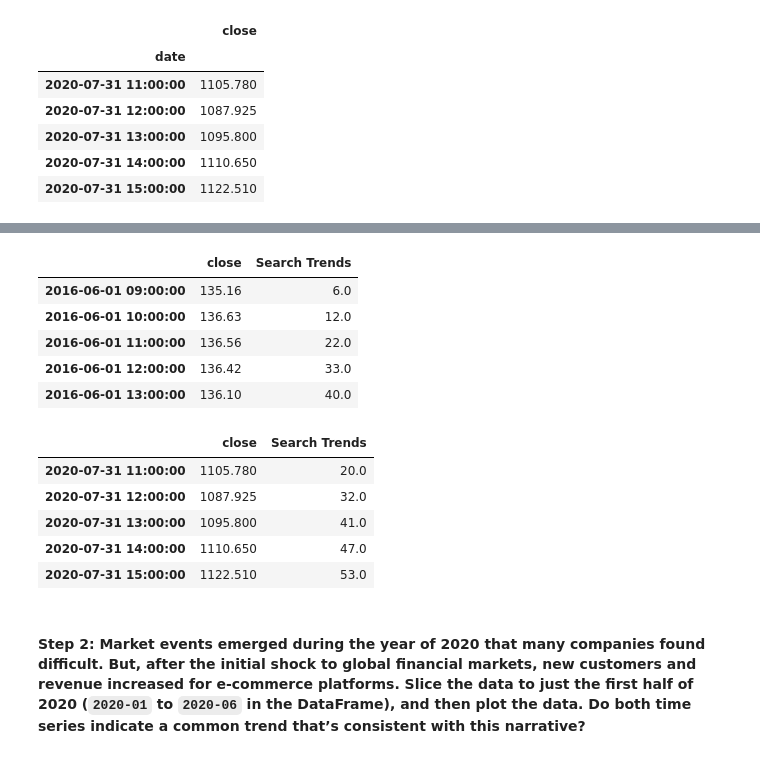
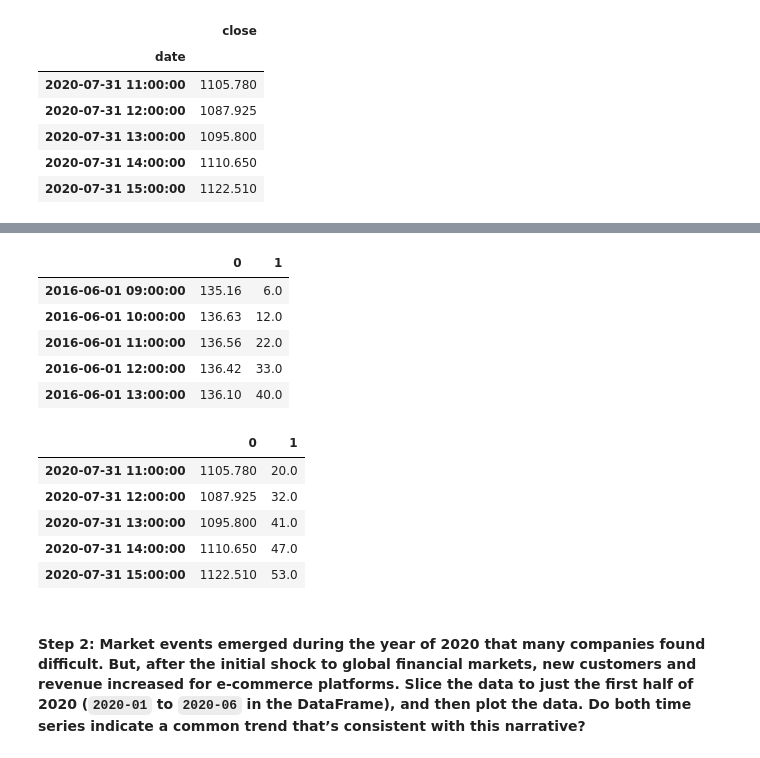
Before and after one commit to robbstenman/prophet-challenge, a Jupyter notebook: forecasting_net_prophet.ipynb, the cells around one changed output, grey strips where cells are left out. Saved outputs shown, nothing was run; the diff lists cells and outputs as text; code cells hidden in the pictures.

```diff
--- a/forecasting_net_prophet.ipynb
+++ b/forecasting_net_prophet.ipynb
@@ -238,17 +268,20 @@ display(df_mercado_stock.tail())
 # %%
 # Concatenate the df_mercado_stock DataFrame with the df_mercado_trends DataFrame
 # Concatenate the DataFrame by columns (axis=1), and drop and rows with only one column of data
-
+combined_df = pd.concat([df_mercado_stock, df_mercado_trends], ignore_index=True, axis=1)
+combined_df = combined_df.dropna()
 
 # View the first and last five rows of the DataFrame
+display(combined_df.head())
+display(combined_df.tail())
 # %% [output]
-|  | close | Search Trends |
+|  | 0 | 1 |
 | 2016-06-01 09:00:00 | 135.16 | 6.0 |
 | 2016-06-01 10:00:00 | 136.63 | 12.0 |
 | 2016-06-01 11:00:00 | 136.56 | 22.0 |
 | 2016-06-01 12:00:00 | 136.42 | 33.0 |
 | 2016-06-01 13:00:00 | 136.10 | 40.0 |
-|  | close | Search Trends |
+|  | 0 | 1 |
 | 2020-07-31 11:00:00 | 1105.780 | 20.0 |
 | 2020-07-31 12:00:00 | 1087.925 | 32.0 |
 | 2020-07-31 13:00:00 | 1095.800 | 41.0 |
```
Also changed, not shown: parts of 6 cells of this notebook.
